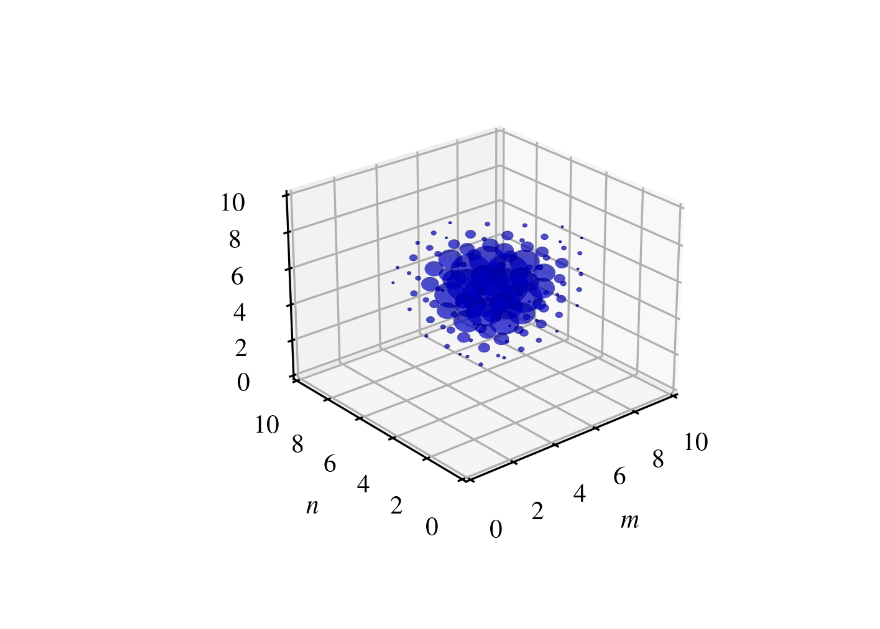
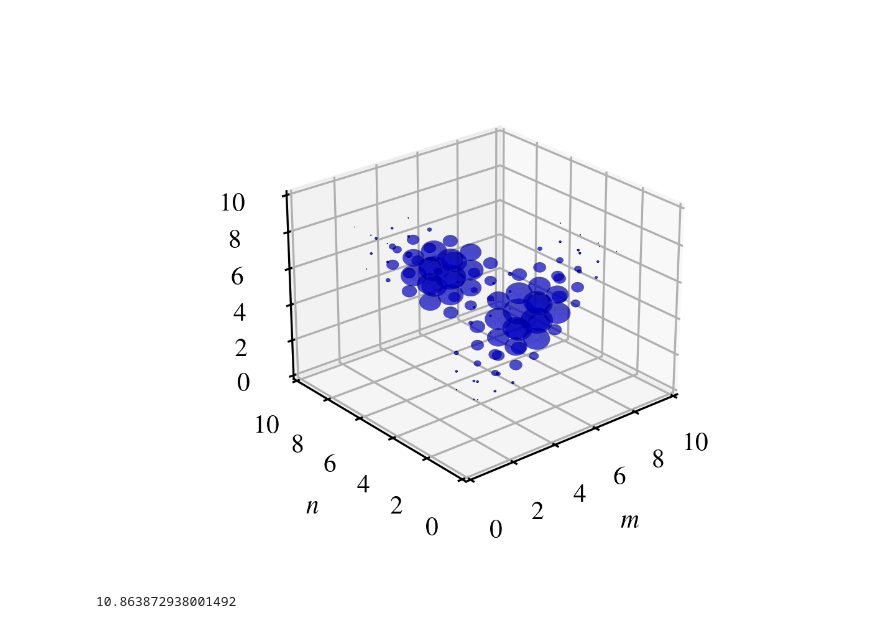
Before and after one commit to Emiliano6754/Stabilizer-States, a Jupyter notebook: symQfuncplots.ipynb, the cells around one changed output. Saved outputs shown, nothing was run; the diff lists cells and outputs as text; code cells hidden in the pictures.

```diff
--- a/symQfuncplots.ipynb
+++ b/symQfuncplots.ipynb
@@ -21,25 +22,55 @@ _x, _y, _z = np.arange(0,n_qubits,1), np.arange(0,n_qubits,1), np.arange(0,n_qub
 _xx, _yy, __zz = np.meshgrid(_x, _y, _z, indexing="ij")
 x, y, z = _xx.ravel(), _yy.ravel(), __zz.ravel()
 # %%
-light = LightSource(0,20)
-fig = plt.figure(figsize=(4,3),dpi=300)
-ax = fig.add_subplot(projection='3d')
-ax.view_init(elev=25,azim=-130)
-ax.set_xlabel(r'$m$')
-ax.set_ylabel(r'$n$')
-ax.set_xlim(0,n_qubits)
-ax.set_ylim(0,n_qubits)
-ax.set_zlim(0,n_qubits)
-maxQ = np.max(symQfunc)
+# light = LightSource(0,20)
+# fig = plt.figure(figsize=(4,3),dpi=300)
+# ax = fig.add_subplot(projection='3d')
+# ax.view_init(elev=25,azim=-130)
+# ax.set_xlabel(r'$m$')
+# ax.set_ylabel(r'$n$')
+# ax.set_xlim(0,n_qubits)
+# ax.set_ylim(0,n_qubits)
+# ax.set_zlim(0,n_qubits)
+# maxQ = np.max(symQfunc)
 
-for (i,j,k) in zip(x,y,z):
-    r = symQfunc[i,j,k] / maxQ
-    if r > 0.05:
-        u, v = np.mgrid[0:2*np.pi:50j, 0:np.pi:50j]
-        s_x = r*np.cos(u)*np.sin(v)
-        s_y = r*np.sin(u)*np.sin(v)
-        s_z = r*np.cos(v)
+# for (i,j,k) in zip(x,y,z):
+#     r = symQfunc[i,j,k] / maxQ
+#     if r > 0.05:
+#         u, v = np.mgrid[0:2*np.pi:50j, 0:np.pi:50j]
+#         s_x = r*np.cos(u)*np.sin(v)
+#         s_y = r*np.sin(u)*np.sin(v)
+#         s_z = r*np.cos(v)
 
-        ax.plot_surface(s_x+i, s_y+j, s_z+k, color = 'b', alpha=0.5)
+#         ax.plot_surface(s_x+i, s_y+j, s_z+k, color = 'b', alpha=0.5)
-# %% [output]
-[figure, removed]
+# %%
+n_qubits = 10
+# %%
+light = LightSource(0,20)
+fig = plt.figure(figsize=(4,3),dpi=300)
+ax = fig.add_subplot(projection='3d')
+ax.view_init(elev=25,azim=-130)
+ax.set_xlabel(r'$m$')
+ax.set_ylabel(r'$n$')
+ax.set_xlim(0,n_qubits)
+ax.set_ylim(0,n_qubits)
+ax.set_zlim(0,n_qubits)
+maxQ = sp.special.comb(n_qubits, n_qubits/2) * (sp.special.comb(n_qubits, n_qubits/2) / (2**n_qubits)) * (sp.special.comb(n_qubits, n_qubits/2) / (2**n_qubits)) * (1 + n_qubits*(n_qubits-1)/6.0) / 10
+sum = 0
+
+for (i,j,k) in zip(x,y,z):
+    r = sp.special.binom(n_qubits, i) * (sp.special.binom(n_qubits, j) / (2**n_qubits)) * (sp.special.binom(n_qubits, k) / (2**n_qubits)) * (1 + n_qubits*(n_qubits-1)/6.0 - (2.0/3) * n_qubits * j + (2.0/3) * j**2) / maxQ
+    if (k > abs(i-j) and k < min(i+j, 2*n_qubits - i - j)):
+        sum += r*maxQ
+        if r > 0.005:
+            u, v = np.mgrid[0:2*np.pi:50j, 0:np.pi:50j]
+            s_x = r*np.cos(u)*np.sin(v)
+            s_y = r*np.sin(u)*np.sin(v)
+            s_z = r*np.cos(v)
+
+            ax.plot_surface(s_x+i, s_y+j, s_z+k, color = 'b', alpha=0.5)
+# %% [output]
+[figure, added]
+# %%
+print(np.log2(sum))
+# %% [output]
+10.863872938001492
```
Also changed, not shown: parts of 1 cell of this notebook, 6 other files.
